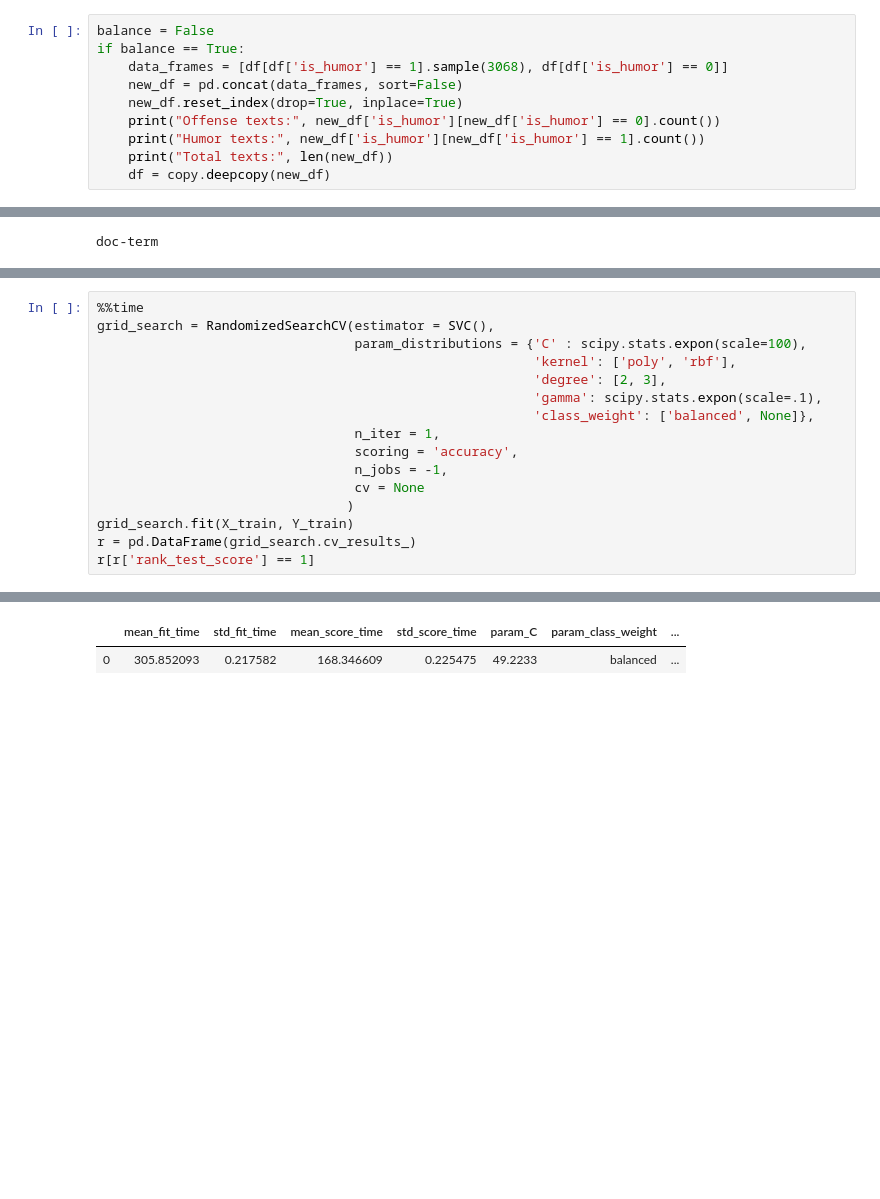
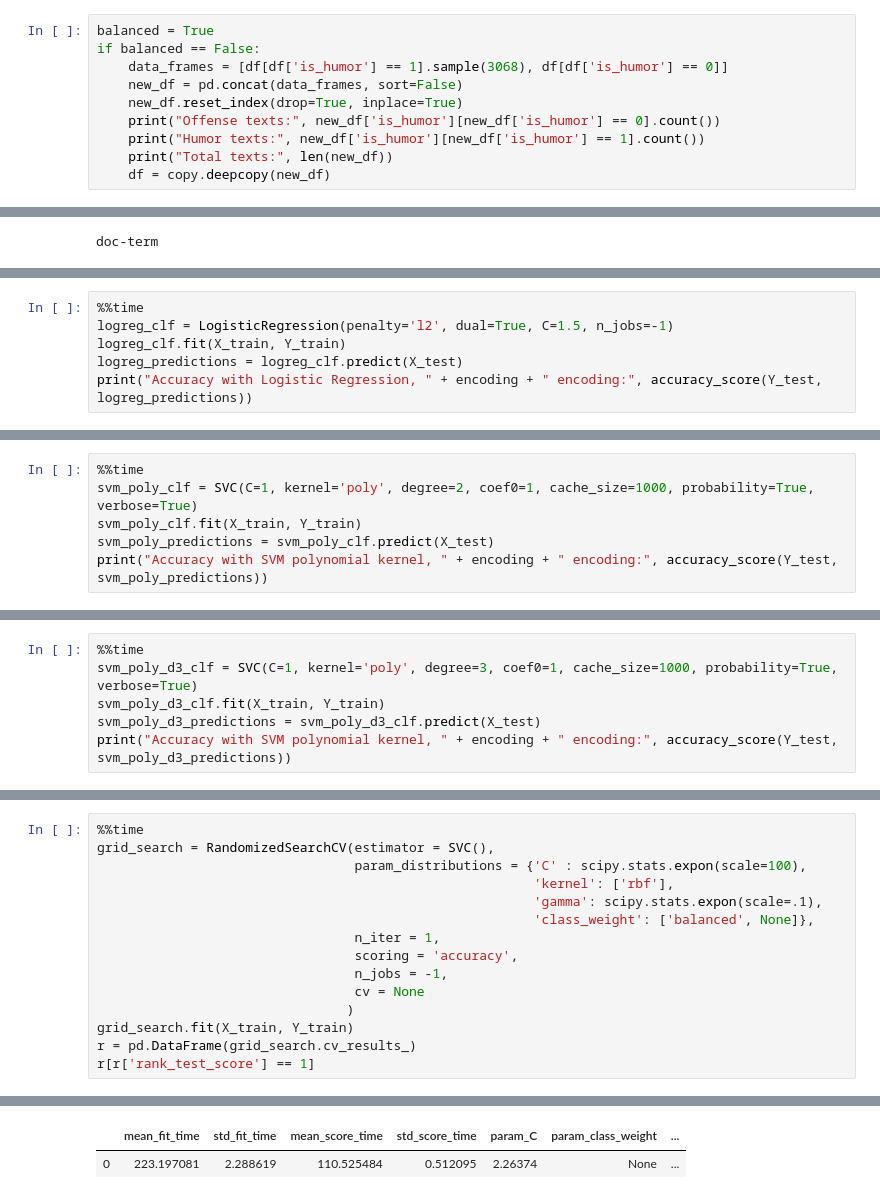
Before and after one commit to tudormanoleasa/sentiment_analysis, a Jupyter notebook: NLP_Project.ipynb, the cells around one changed output, grey strips where cells are left out. Cells and saved outputs as stored; diff of their text form; blank space fills up the shorter version.

```diff
--- a/NLP_Project.ipynb
+++ b/NLP_Project.ipynb
@@ -57,8 +58,8 @@ Offense texts: 3068
 Humor texts: 4932
 Total texts: 8000
 # %%
-balance = False
-if balance == True:
+balanced = True
+if balanced == False:
     data_frames = [df[df['is_humor'] == 1].sample(3068), df[df['is_humor'] == 0]]
     new_df = pd.concat(data_frames, sort=False)
     new_df.reset_index(drop=True, inplace=True)
@@ -615,0 +545,6 @@ Accuracy with BNB, doc-term encoding: 0.809
+# %%
+%%time
+logreg_clf = LogisticRegression(penalty='l2', dual=True, C=1.5, n_jobs=-1)
+logreg_clf.fit(X_train, Y_train)
+logreg_predictions = logreg_clf.predict(X_test)
+print("Accuracy with Logistic Regression, " + encoding + " encoding:", accuracy_score(Y_test, logreg_predictions))
@@ -624,0 +563,6 @@ Wall time: 25min 11s
+# %%
+%%time
+svm_poly_clf = SVC(C=1, kernel='poly', degree=2, coef0=1, cache_size=1000, probability=True, verbose=True)
+svm_poly_clf.fit(X_train, Y_train)
+svm_poly_predictions = svm_poly_clf.predict(X_test)
+print("Accuracy with SVM polynomial kernel, " + encoding + " encoding:", accuracy_score(Y_test, svm_poly_predictions))
@@ -624,0 +572,6 @@ Wall time: 25min 11s
+# %%
+%%time
+svm_poly_d3_clf = SVC(C=1, kernel='poly', degree=3, coef0=1, cache_size=1000, probability=True, verbose=True)
+svm_poly_d3_clf.fit(X_train, Y_train)
+svm_poly_d3_predictions = svm_poly_d3_clf.predict(X_test)
+print("Accuracy with SVM polynomial kernel, " + encoding + " encoding:", accuracy_score(Y_test, svm_poly_d3_predictions))
@@ -626,8 +582,7 @@ Wall time: 25min 11s
 %%time
 grid_search = RandomizedSearchCV(estimator = SVC(),
                                  param_distributions = {'C' : scipy.stats.expon(scale=100),
-                                                        'kernel': ['poly', 'rbf'],
-                                                        'degree': [2, 3],
+                                                        'kernel': ['rbf'],
                                                         'gamma': scipy.stats.expon(scale=.1),
                                                         'class_weight': ['balanced', None]},
                                  n_iter = 1,
@@ -643,5 +599,5 @@ Wall time: 16min 56s
 |  | mean_fit_time | std_fit_time | mean_score_time | std_score_time | param_C | param_class_weight | ... |
-| 0 | 305.852093 | 0.217582 | 168.346609 | 0.225475 | 49.2233 | balanced | ... |
+| 0 | 223.197081 | 2.288619 | 110.525484 | 0.512095 | 2.26374 | None | ... |
 # %%
 print("------------------------------- ROC Curve --------------------------------------------------------------")
 fpr, tpr, thresholds = roc_curve(Y_test, multinomialNB_clf.predict_proba(X_test)[:, 1])
```
Also changed, not shown: parts of 32 cells of this notebook.
